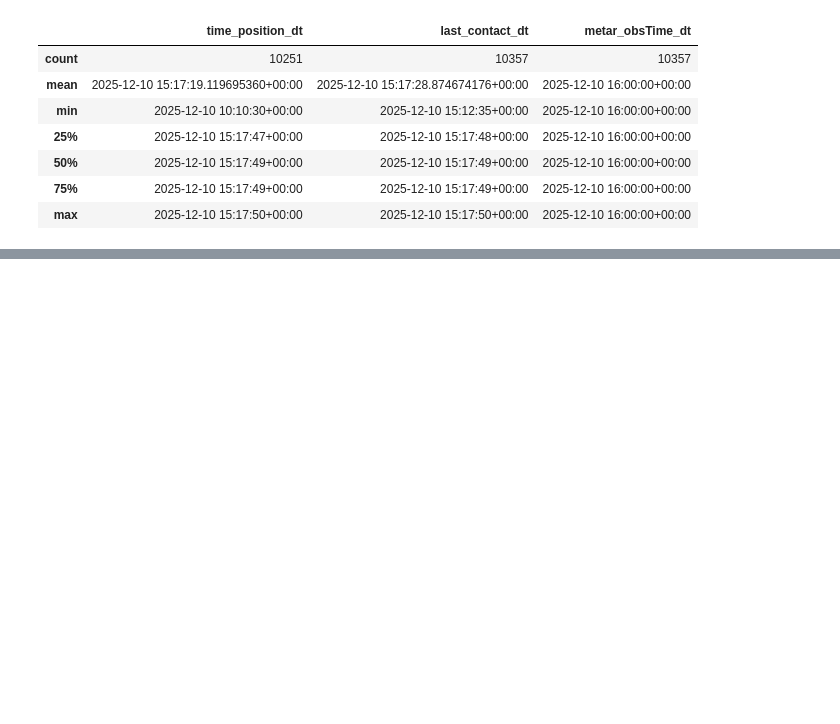
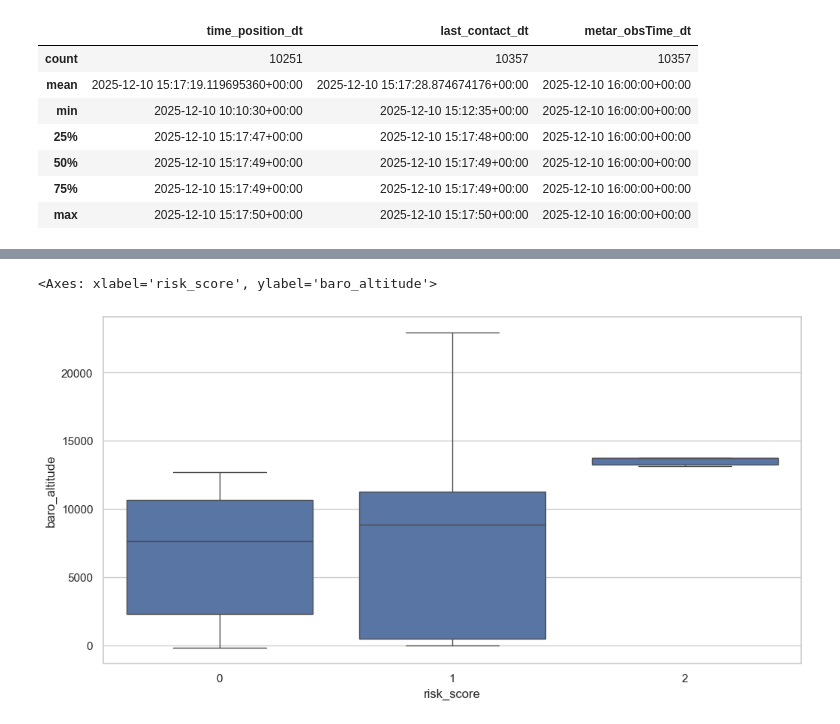
Before and after one commit to yhakam/aviation-risk-project, a Jupyter notebook: notebooks/01_eda_flights_enriched.ipynb, the cells around one changed output, grey strips where cells are left out. Cells and saved outputs as stored; diff of their text form; code cells hidden in the pictures; blank space fills up the shorter version.

```diff
--- a/notebooks/01_eda_flights_enriched.ipynb
+++ b/notebooks/01_eda_flights_enriched.ipynb
@@ -176,0 +318,9 @@ df[[
+# %%
+sns.boxplot(
+    data=df_airborne,
+    x="risk_score",
+    y="baro_altitude"
+)
+# %% [output]
+<Axes: xlabel='risk_score', ylabel='baro_altitude'>
+[figure, added]
```
Also changed, not shown: parts of 17 cells of this notebook, 1 other file.
